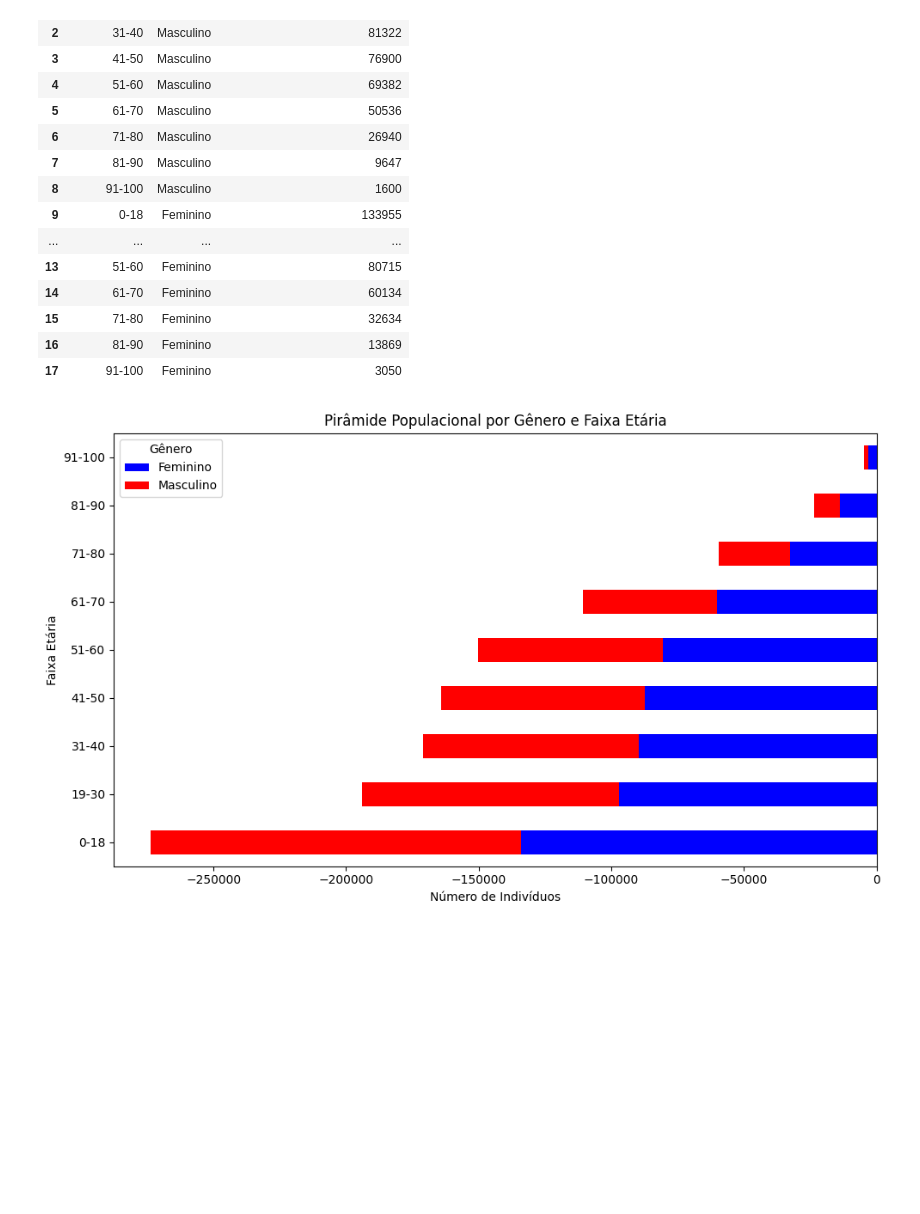
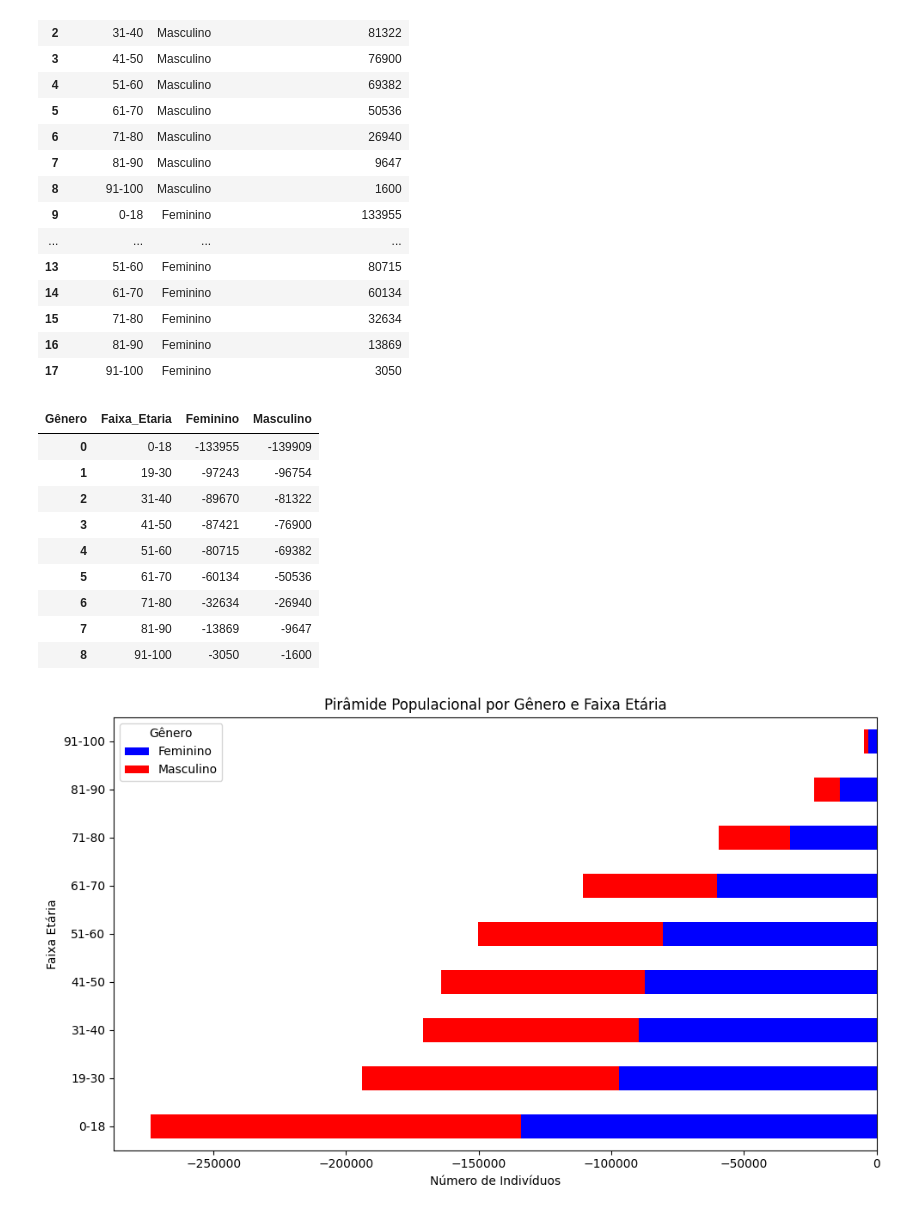
Before and after one commit to Iana-Neri22/AnalyticsStudies, a Jupyter notebook: analise_covid.ipynb, the cells around one changed output. Cells and saved outputs as stored; diff of their text form; code cells hidden in the pictures; blank space fills up the shorter version.

```diff
--- a/analise_covid.ipynb
+++ b/analise_covid.ipynb
@@ -368,32 +358,44 @@ bins = [0, 18, 30, 40, 50, 60, 70, 80, 90, 100]
 labels = ['0-18', '19-30', '31-40', '41-50', '51-60', '61-70', '71-80', '81-90', '91-100']
 df['Faixa_Etaria'] = pd.cut(df['Idade'], bins=bins, labels=labels, right=False)
 
 # Substituir valores de gênero com dict_genero
 df['Gênero'] = df['Gênero'].map(dict_genero)
 
 # Contar o número de indivíduos por faixa etária e sexo
 df_piramide = df.groupby(['Faixa_Etaria', 'Gênero']).size().unstack(fill_value=0)
 df_piramide = df_piramide.apply(lambda x: x if x.name == 'Masculino' else -x, axis=1).reset_index()
 
 # Agrupar total de sintomas por gênero
 df_pie = df.groupby('Gênero')['Total_Sintomas'].sum().reset_index()
 df_pie['Porcentagem'] = df_pie['Total_Sintomas'] / df_pie['Total_Sintomas'].sum() * 100
 
+
+display(df_piramide)
 # Gráfico de pirâmide populacional
 plt.figure(figsize=(10, 6))
 df_piramide.plot(kind='barh', x='Faixa_Etaria', stacked=True, color=['blue', 'red'], ax=plt.gca())
 plt.title('Pirâmide Populacional por Gênero e Faixa Etária')
 plt.xlabel('Número de Indivíduos')
 plt.ylabel('Faixa Etária')
 plt.legend(title='Gênero')
 plt.tight_layout()
 plt.show()
 
 # Gráfico de pizza
 plt.figure(figsize=(8, 8))
 plt.pie(df_pie['Porcentagem'], labels=df_pie['Gênero'], autopct='%1.1f%%', colors=['lightblue', 'lightcoral'])
 plt.title('Total de Sintomas por Gênero')
 plt.show()
 # %% [output]
+| Gênero | Faixa_Etaria | Feminino | Masculino |
+| 0 | 0-18 | -133955 | -139909 |
+| 1 | 19-30 | -97243 | -96754 |
+| 2 | 31-40 | -89670 | -81322 |
+| 3 | 41-50 | -87421 | -76900 |
+| 4 | 51-60 | -80715 | -69382 |
+| 5 | 61-70 | -60134 | -50536 |
+| 6 | 71-80 | -32634 | -26940 |
+| 7 | 81-90 | -13869 | -9647 |
+| 8 | 91-100 | -3050 | -1600 |
 [figure]
 [figure]
```
Also changed, not shown: parts of 4 cells of this notebook.
